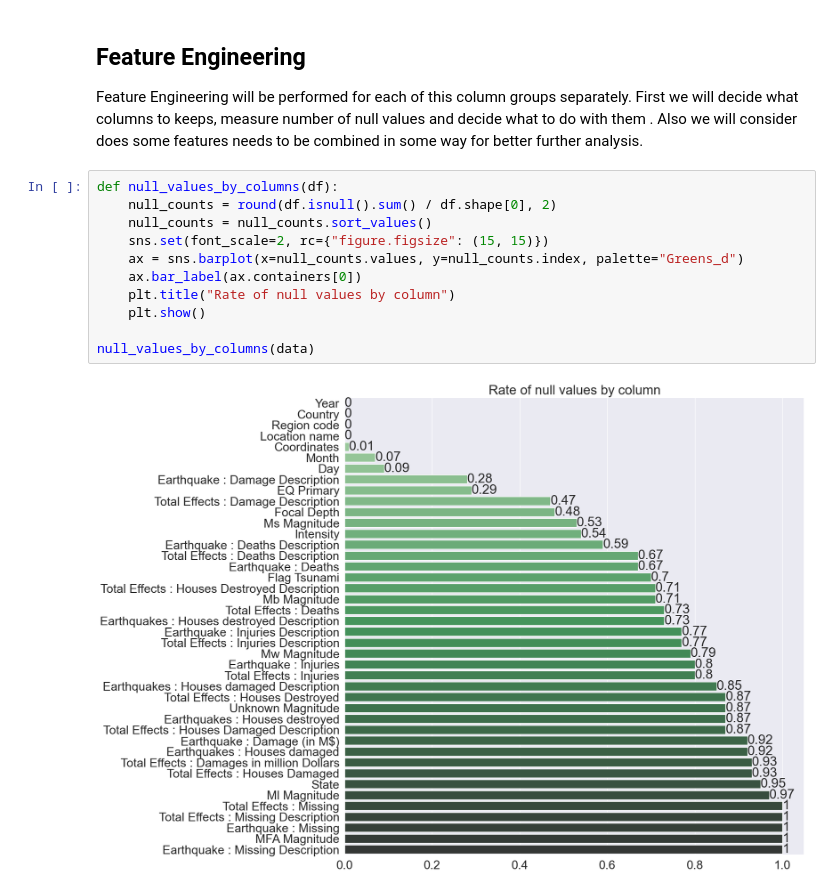
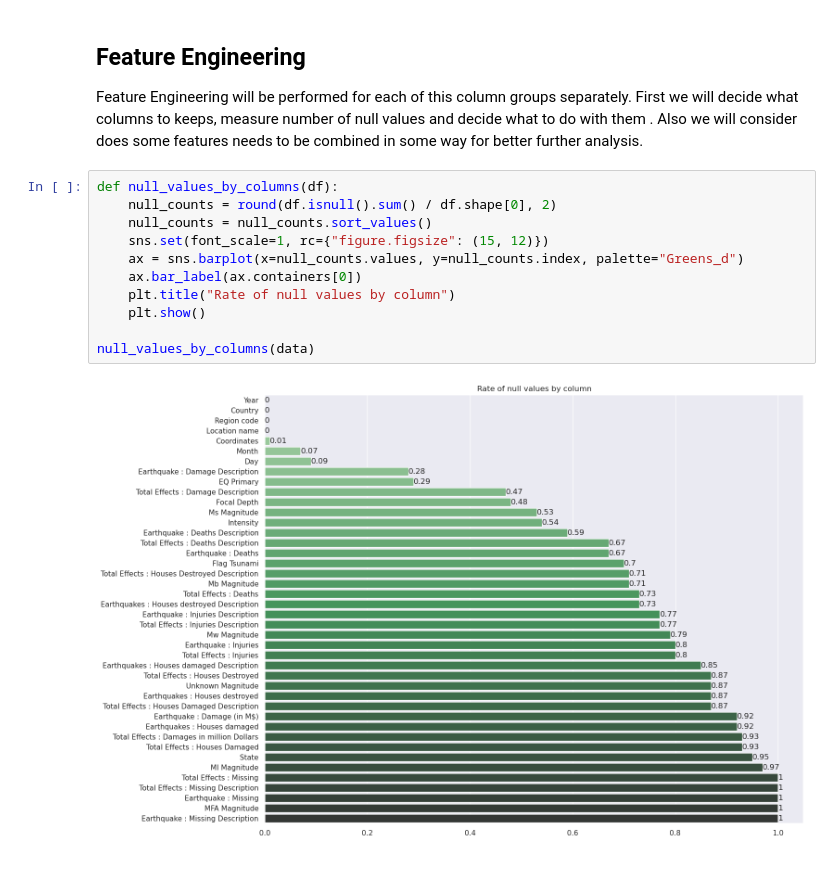
Before and after one commit to DejanGjer/Earthquakes-EDA, a Jupyter notebook: project.ipynb, the cells around one changed output. Cells and saved outputs as stored; diff of their text form.

```diff
--- a/project.ipynb
+++ b/project.ipynb
@@ -140,16 +140,16 @@ Feature Engineering will be performed for each of this column groups separately.
 # %%
 def null_values_by_columns(df):
     null_counts = round(df.isnull().sum() / df.shape[0], 2)
     null_counts = null_counts.sort_values()
-    sns.set(font_scale=2, rc={"figure.figsize": (15, 15)})
+    sns.set(font_scale=1, rc={"figure.figsize": (15, 12)})
     ax = sns.barplot(x=null_counts.values, y=null_counts.index, palette="Greens_d")
     ax.bar_label(ax.containers[0])
     plt.title("Rate of null values by column")
     plt.show()
 
 null_values_by_columns(data)
 # %% [output]
-[figure, old version]
+[figure, new version]
 # %%
 
 sns.set(font_scale=1, rc={"figure.figsize": (10, 10)})
```
Also changed, not shown: parts of 6 cells of this notebook, 2 other files.
